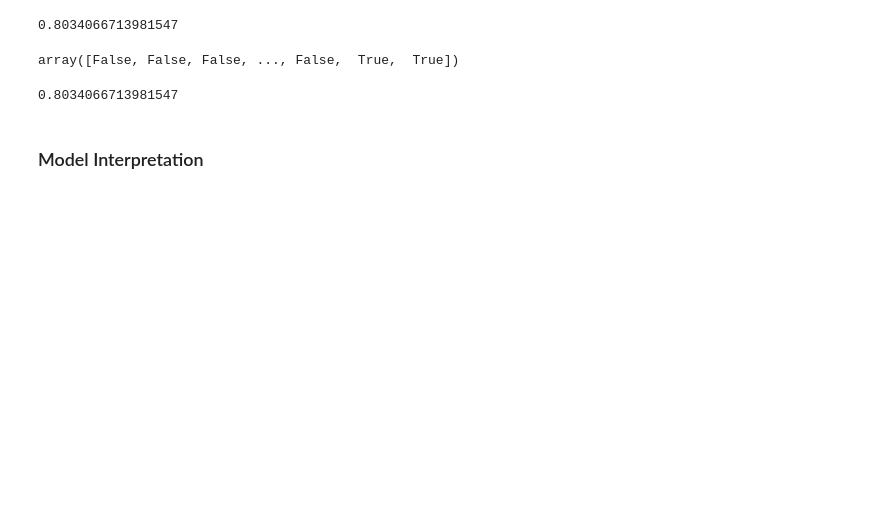
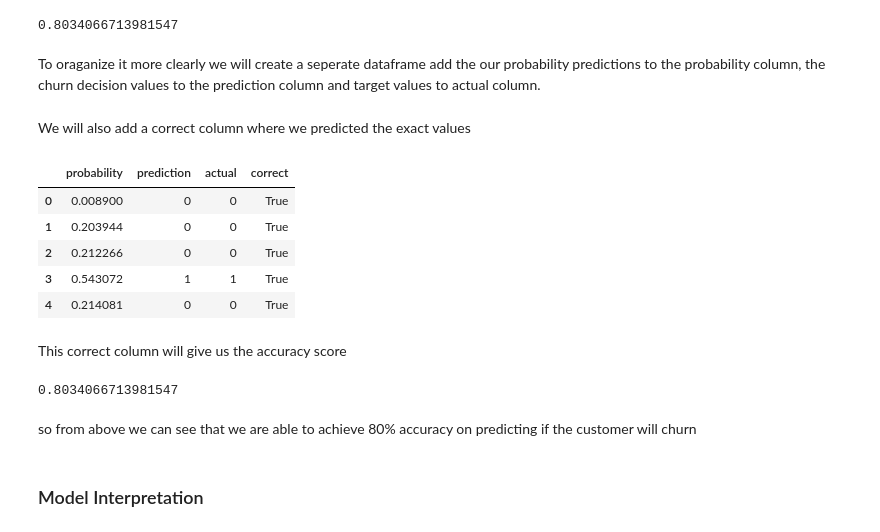
Before and after one commit to ugoswami11/ml-course-bootcamp, a Jupyter notebook: notebooks/telco-customer-churn.ipynb, the cells around one changed output. Saved outputs shown, nothing was run; the diff lists cells and outputs as text; code cells hidden in the pictures; blank space fills up the shorter version.

Commit message:
churn-pred-nb-complete

```diff
--- a/notebooks/telco-customer-churn.ipynb
+++ b/notebooks/telco-customer-churn.ipynb
@@ -634 +638,3 @@ churn_decision = (y_pred >= 0.5)
+# %%
+churn_decision = churn_decision.astype(int)
 # %%
@@ -636,19 +643,32 @@ churn_decision = (y_pred >= 0.5)
 # %% [output]
 0.8034066713981547
-# %%
-churn_decision
-# %% [output]
-array([False, False, False, ..., False,  True,  True])
+# %% [markdown]
+To oraganize it more clearly we will create a seperate dataframe add the our probability predictions to the probability column, the churn decision values to the prediction column and target values to actual column.
 # %%
 df_pred = pd.DataFrame()
 df_pred['probability'] = y_pred
-df_pred['prediction'] = churn_decision.astype(int)
+df_pred['prediction'] = churn_decision
 df_pred['actual'] = y_val
+# %% [markdown]
+We will also add a correct column where we predicted the exact values
 # %%
 df_pred['correct'] = df_pred.prediction == df_pred.actual
+# %%
+df_pred.head()
+# %% [output]
+|  | probability | prediction | actual | correct |
+| 0 | 0.008900 | 0 | 0 | True |
+| 1 | 0.203944 | 0 | 0 | True |
+| 2 | 0.212266 | 0 | 0 | True |
+| 3 | 0.543072 | 1 | 1 | True |
+| 4 | 0.214081 | 0 | 0 | True |
+# %% [markdown]
+This correct column will give us the accuracy score
 # %%
 df_pred.correct.mean()
 # %% [output]
 0.8034066713981547
+# %% [markdown]
+so from above we can see that we are able to achieve 80% accuracy on predicting if the customer will churn
 # %% [markdown]
 ### Model Interpretation
```
Also changed, not shown: parts of 36 cells of this notebook.
